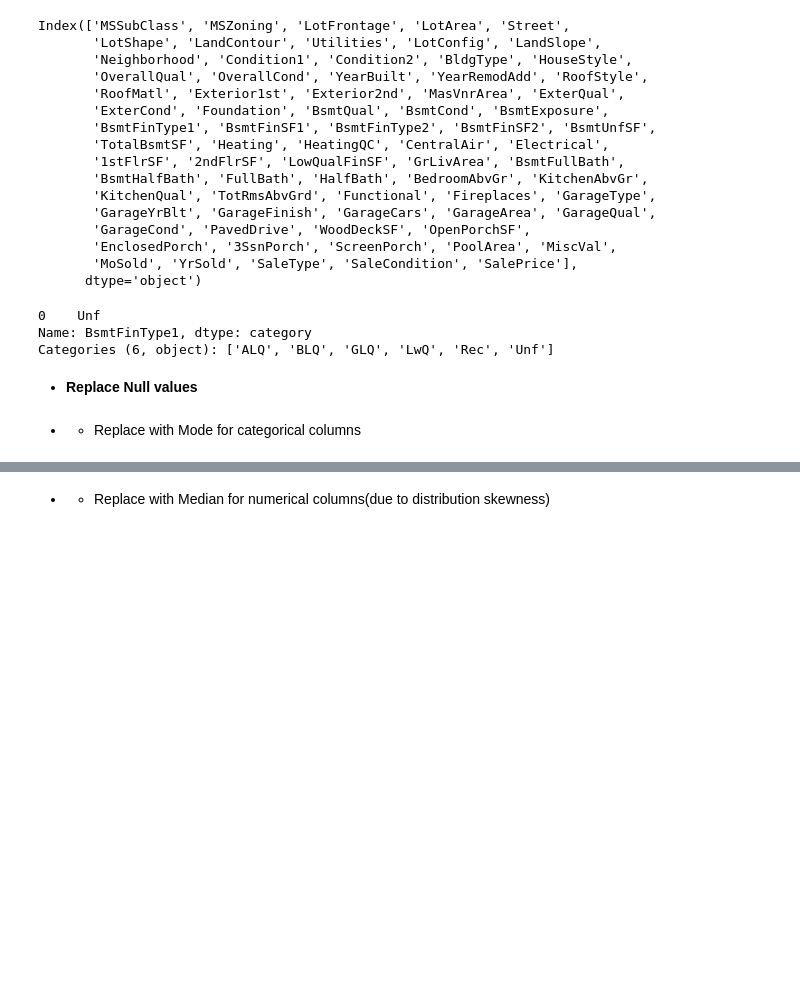
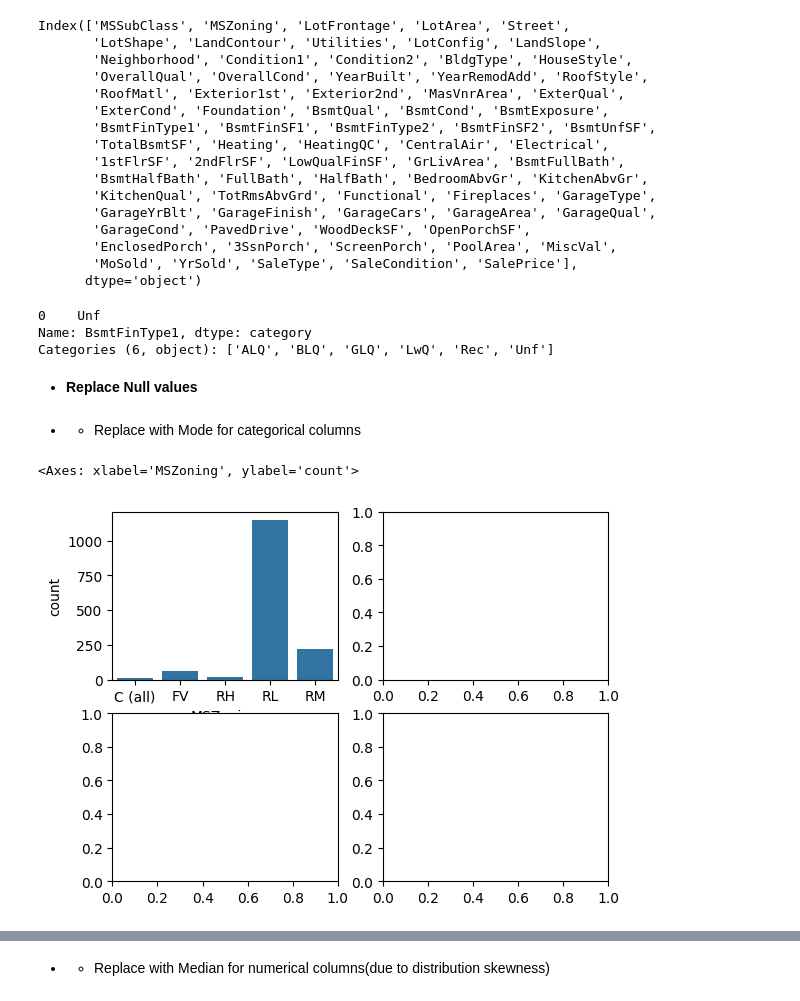
Before and after one commit to MohamadElnomrossie/Alex8, a Jupyter notebook: Data Science/Houses-Pricing/Code.ipynb, the cells around one changed output, grey strips where cells are left out. Drawn from its saved outputs; the diff is of its cells as text; code cells hidden in the pictures; blank space fills up the shorter version.

```diff
--- a/Data Science/Houses-Pricing/Code.ipynb
+++ b/Data Science/Houses-Pricing/Code.ipynb
@@ -117,3 +117,9 @@ Categories (6, object): ['ALQ', 'BLQ', 'GLQ', 'LwQ', 'Rec', 'Unf']
 # %% [markdown]
 -
     - Replace with Mode for categorical columns
+# %%
+fig,ax=plt.subplots(2,2)
+sns.countplot(data=df,x='MSZoning',ax=ax[0,0])
+# %% [output]
+<Axes: xlabel='MSZoning', ylabel='count'>
+[figure, added]
```
Also changed, not shown: parts of 5 cells of this notebook.
